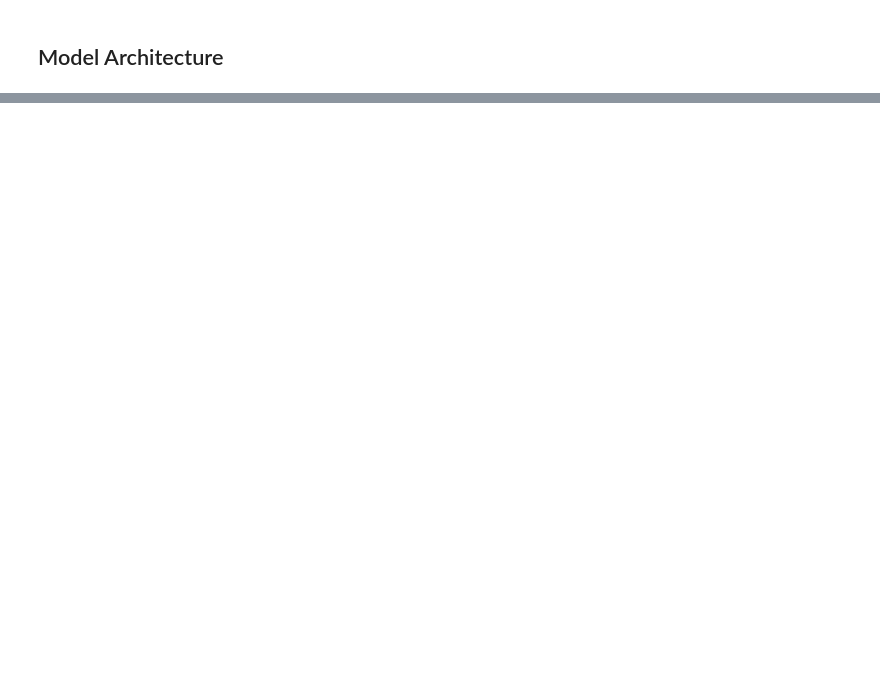
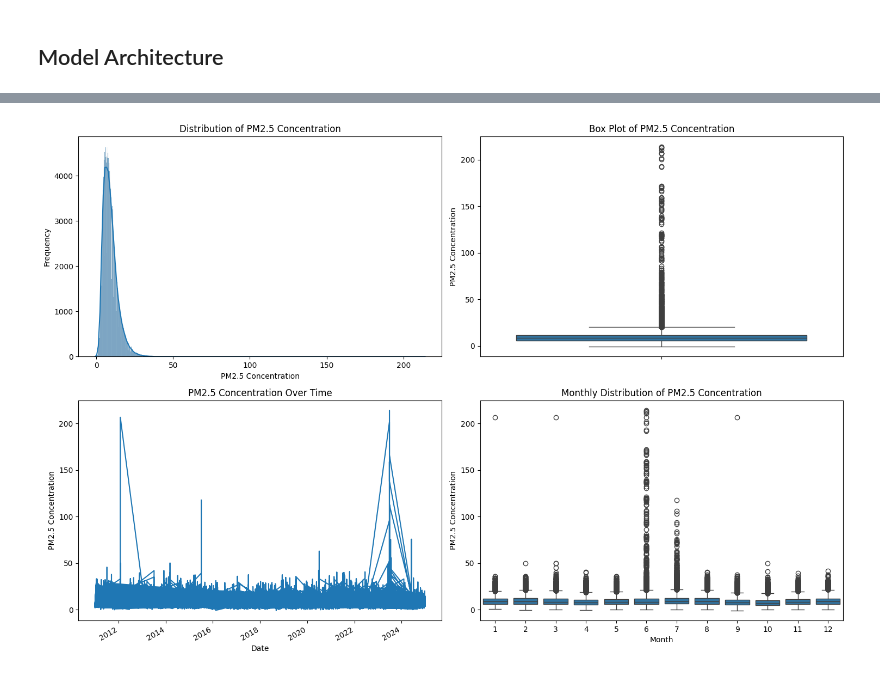
Before and after one commit to hassaanuh/gis_spatiotemporal_hybrid, a Jupyter notebook: eda.ipynb, the cells around one changed output, grey strips where cells are left out. Cells and saved outputs as stored; diff of their text form; code cells hidden in the pictures; blank space fills up the shorter version.

```diff
--- a/eda.ipynb
+++ b/eda.ipynb
@@ -1171,13 +1051,20 @@ model.compile(optimizer='adam', loss='mse')
 import pandas as pd
 import numpy as np
 from sklearn.preprocessing import StandardScaler
+import os
+
+# Set directory path
+data_dir = '/Users/hassaanulhaq/Library/Mobile Documents/com~apple~CloudDocs/cursor/spatiotemporal/gis_spatiotemporal_hybrid/merged_datasets'
+
+# Create directory if it doesn't exist
+os.makedirs(data_dir, exist_ok=True)
 
 # Load all pollutant datasets
 pollutants = ['co', 'no', 'pm10', 'so2', '2.5']
 dfs = []
 
 for p in pollutants:
-    df = pd.read_csv(f'merged_{p}.csv', parse_dates=['Date'])
+    df = pd.read_csv(os.path.join(data_dir, f'merged_{p}.csv'), parse_dates=['Date'])
     df['pollutant'] = p.upper()  # Add pollutant type
     dfs.append(df)
 
@@ -1187,0 +1114,89 @@ FileNotFoundError: [Errno 2] No such file or directory: 'merged_co.csv'
+# %%
+# Summary statistics for PM2.5 concentration
+print("\nSummary Statistics for PM2.5 Concentration:")
+print(combined_df['Daily Mean PM2.5 Concentration'].describe())
+
+# Additional statistics
+print("\nAdditional Statistics:")
+print(f"Number of missing values: {combined_df['Daily Mean PM2.5 Concentration'].isnull().sum()}")
+print(f"Number of zero values: {(combined_df['Daily Mean PM2.5 Concentration'] == 0).sum()}")
+print(f"Number of negative values: {(combined_df['Daily Mean PM2.5 Concentration'] < 0).sum()}")
+
+# Create visualizations
+plt.figure(figsize=(15, 10))
+
+# 1. Histogram with KDE
+plt.subplot(2, 2, 1)
+sns.histplot(data=combined_df, x='Daily Mean PM2.5 Concentration', kde=True)
+plt.title('Distribution of PM2.5 Concentration')
+plt.xlabel('PM2.5 Concentration')
+plt.ylabel('Frequency')
+
+# 2. Box plot
+plt.subplot(2, 2, 2)
+sns.boxplot(y=combined_df['Daily Mean PM2.5 Concentration'])
+plt.title('Box Plot of PM2.5 Concentration')
+plt.ylabel('PM2.5 Concentration')
+
+# 3. Time series plot
+plt.subplot(2, 2, 3)
+combined_df.set_index('Date')['Daily Mean PM2.5 Concentration'].plot()
+plt.title('PM2.5 Concentration Over Time')
+plt.xlabel('Date')
+plt.ylabel('PM2.5 Concentration')
+
+# 4. Monthly box plot
+plt.subplot(2, 2, 4)
+sns.boxplot(x=combined_df['Date'].dt.month, y=combined_df['Daily Mean PM2.5 Concentration'])
+plt.title('Monthly Distribution of PM2.5 Concentration')
+plt.xlabel('Month')
+plt.ylabel('PM2.5 Concentration')
+
+plt.tight_layout()
+plt.show()
+
+# Calculate additional statistics
+print("\nPercentile Statistics:")
+percentiles = [0, 1, 5, 10, 25, 50, 75, 90, 95, 99, 100]
+percentile_values = np.percentile(combined_df['Daily Mean PM2.5 Concentration'].dropna(), percentiles)
+for p, v in zip(percentiles, percentile_values):
+    print(f"{p}th percentile: {v:.2f}")
+
+# Calculate statistics by month
+monthly_stats = combined_df.groupby(combined_df['Date'].dt.month)['Daily Mean PM2.5 Concentration'].agg(['mean', 'std', 'min', 'max'])
+print("\nMonthly Statistics:")
+print(monthly_stats)
+
+# Calculate statistics by year
+yearly_stats = combined_df.groupby(combined_df['Date'].dt.year)['Daily Mean PM2.5 Concentration'].agg(['mean', 'std', 'min', 'max'])
+print("\nYearly Statistics:")
+print(yearly_stats)
+
+# Calculate exceedance statistics
+who_guideline = 5  # WHO guideline for annual mean PM2.5
+epa_standard = 12  # EPA standard for annual mean PM2.5
+
+exceedance_who = (combined_df['Daily Mean PM2.5 Concentration'] > who_guideline).mean() * 100
+exceedance_epa = (combined_df['Daily Mean PM2.5 Concentration'] > epa_standard).mean() * 100
+
+print("\nExceedance Statistics:")
+print(f"Percentage of days exceeding WHO guideline ({who_guideline} µg/m³): {exceedance_who:.2f}%")
+print(f"Percentage of days exceeding EPA standard ({epa_standard} µg/m³): {exceedance_epa:.2f}%")
+
+# Calculate rolling statistics
+rolling_mean = combined_df['Daily Mean PM2.5 Concentration'].rolling(window=30).mean()
+rolling_std = combined_df['Daily Mean PM2.5 Concentration'].rolling(window=30).std()
+
+plt.figure(figsize=(12, 6))
+plt.plot(combined_df['Date'], rolling_mean, label='30-day Rolling Mean')
+plt.fill_between(combined_df['Date'],
+                 rolling_mean - rolling_std,
+                 rolling_mean + rolling_std,
+                 alpha=0.2,
+                 label='±1 Standard Deviation')
+plt.title('30-day Rolling Statistics of PM2.5 Concentration')
+plt.xlabel('Date')
+plt.ylabel('PM2.5 Concentration')
+plt.legend()
+plt.show()
+# %% [output]
@@ -1187,0 +1218 @@ FileNotFoundError: [Errno 2] No such file or directory: 'merged_co.csv'
+[figure, added]
```
Also changed, not shown: parts of 45 cells of this notebook.
